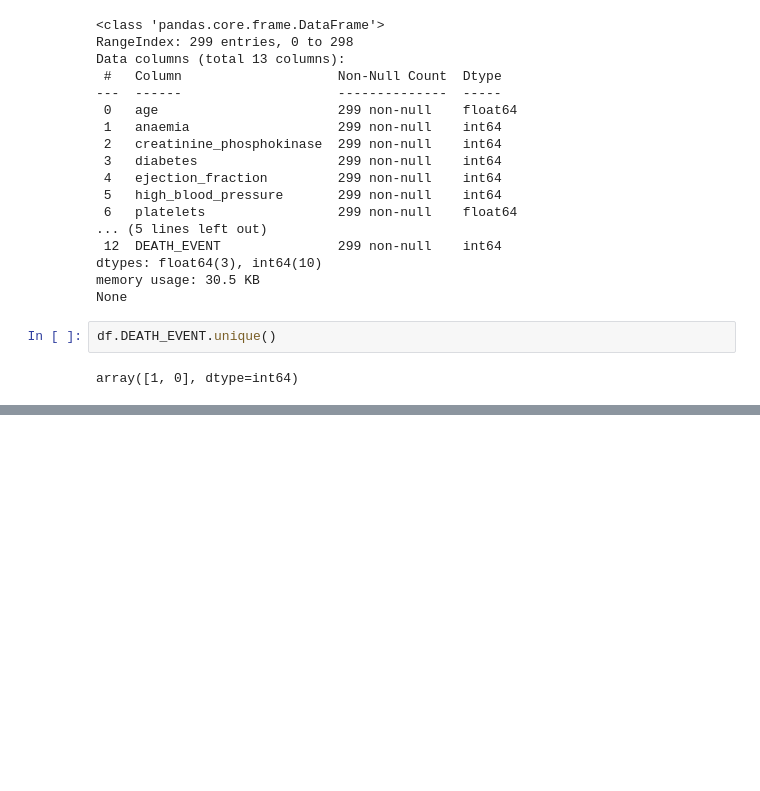
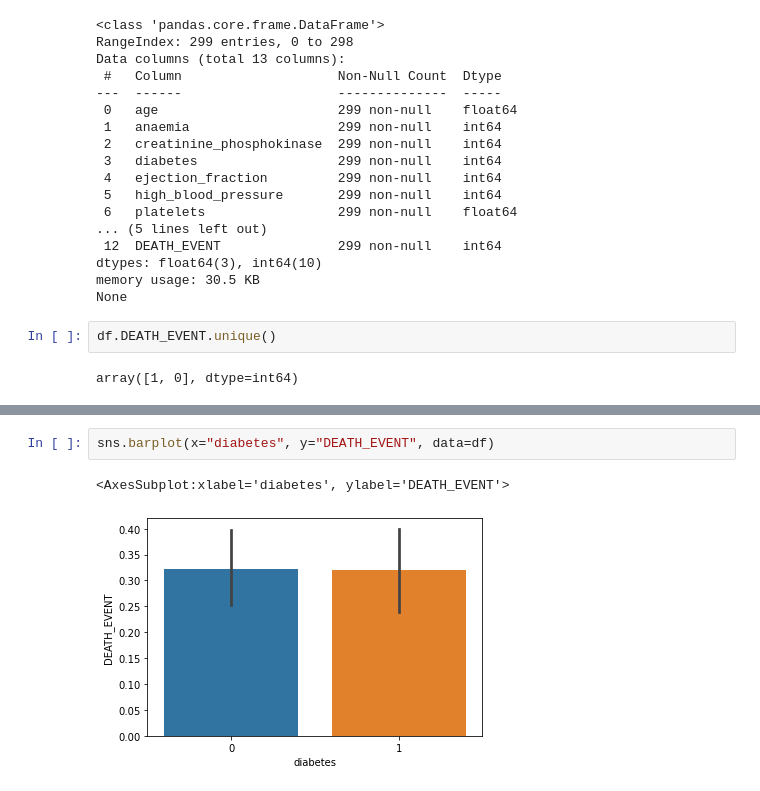
Before and after one commit to Farandausten/Graded-Challenge, a Jupyter notebook: h8dsft_P1W2Ens.ipynb, the cells around one changed output, grey strips where cells are left out. Drawn from its saved outputs; the diff is of its cells as text; blank space fills up the shorter version.

```diff
--- a/h8dsft_P1W2Ens.ipynb
+++ b/h8dsft_P1W2Ens.ipynb
@@ -115,0 +64,5 @@ fig.show()
+# %%
+sns.barplot(x="diabetes", y="DEATH_EVENT", data=df)
+# %% [output]
+<AxesSubplot:xlabel='diabetes', ylabel='DEATH_EVENT'>
+[figure, added]
```
Also changed, not shown: parts of 5 cells of this notebook.
